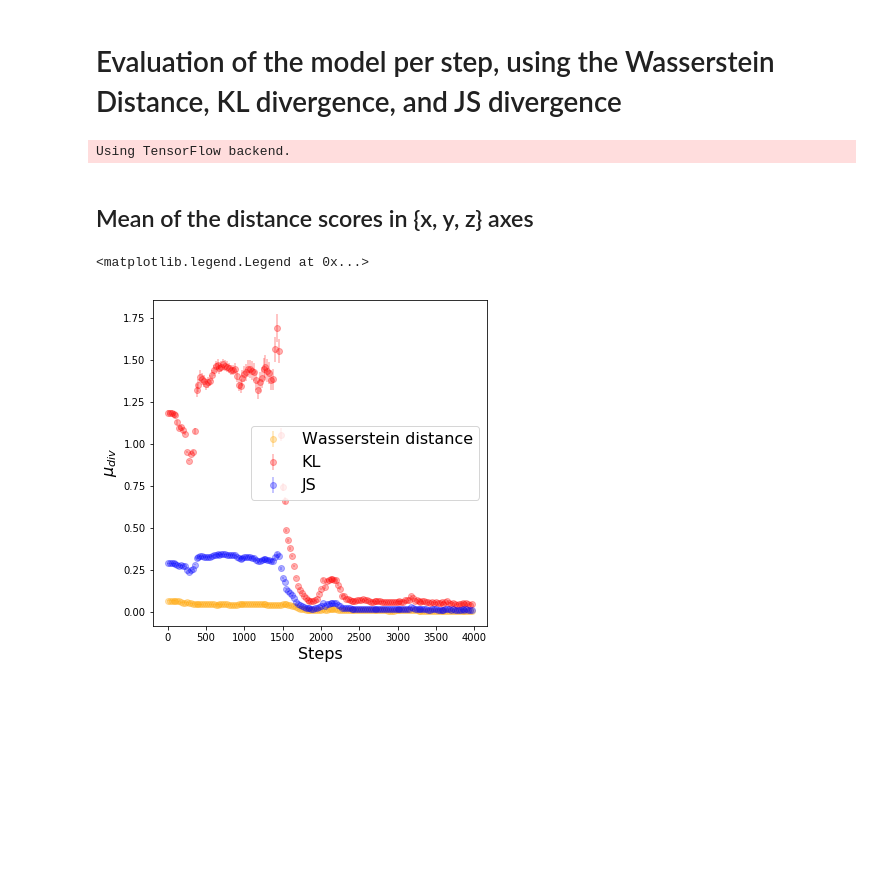
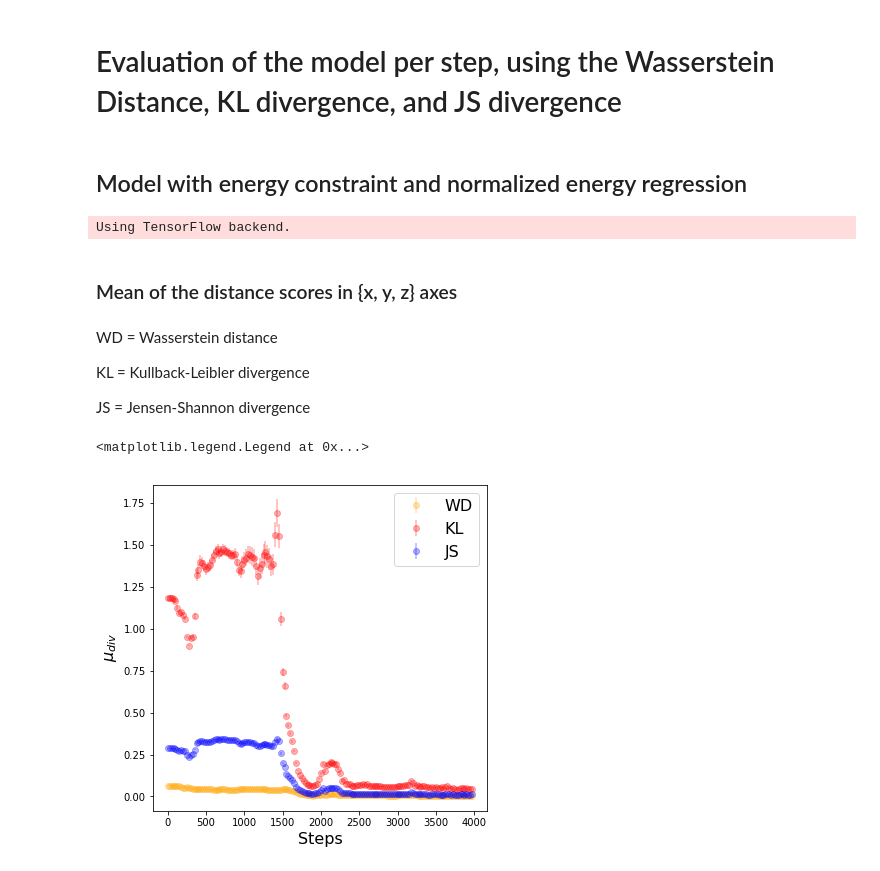
Before and after one commit to vitoriapacela/hgcal_wgan, a Jupyter notebook: notebooks/w_eval.ipynb, the cells around one changed output. Drawn from its saved outputs; the diff is of its cells as text; code cells hidden in the pictures; blank space fills up the shorter version.

Commit message:
w_eval pretty plots

```diff
--- a/notebooks/w_eval.ipynb
+++ b/notebooks/w_eval.ipynb
@@ -25,13 +15,8 @@ np.random.shuffle(X)
 # %% [markdown]
 # Evaluation of the model per step, using the Wasserstein Distance, KL divergence, and JS divergence
+# %%
+f_name = '/mnt/ceph/users/vbarinpa/single_particle/all_noPU.h5'
+#f_name = '/bigdata/shared/HGCAL_data/single_particle/all_noPU.h5'
 # %%
-gen_model2 = '../trial37/weights/generator_model_bs_128_lr_0.00005_latent_100_ncritic_5_clip_0.01.json'
-all_g_weight = '../trial37/weights/generator_weights_step_*.h5'
-
-g = loadModel(gen_model2)
-
-latent_space=100
-n_samples = 2000
-noise = np.random.normal(0, 1, (n_samples, latent_space))
+gen_model1 = '../trial37/weights/generator_model_bs_128_lr_0.00005_latent_100_ncritic_5_clip_0.01.json'
+all_g_weight1 = '../trial37/weights/generator_weights_step_*.h5'
-# %% [output]
-Using TensorFlow backend.
@@ -44,19 +23,31 @@ jss = js(all_g_weight, gen_model2)
+# %% [markdown]
+## Model with energy constraint and normalized energy regression
+# %%
+w_dist, kls, jss = getDists(all_g_weight1, gen_model1, f_name)
+# %% [output]
+Using TensorFlow backend.
 # %% [markdown]
-## Mean of the distance scores in {x, y, z} axes
+### Mean of the distance scores in {x, y, z} axes
+# %% [markdown]
+WD = Wasserstein distance
+
+KL = Kullback-Leibler divergence
+
+JS = Jensen-Shannon divergence
 # %%
 plt.figure(figsize=(6, 6))
 
-plt.errorbar(w_dist[:, 0], np.mean(w_dist[:, [1, 2, 3]], axis=1), yerr=np.std(w_dist[:, [1, 2, 3]], axis=1)/np.sqrt(len(w_dist[:, 1])), color='orange', alpha = 0.3, fmt='o', label='Wasserstein distance')
+plt.errorbar(w_dist[:, 0], np.mean(w_dist[:, [1, 2, 3]], axis=1), yerr=np.std(w_dist[:, [1, 2, 3]], axis=1)/np.sqrt(len(w_dist[:, 1])), color='orange', alpha = 0.3, fmt='o', label='WD')
 plt.errorbar(kls[:, 0], np.mean(kls[:, [1, 2, 3]], axis=1), yerr=np.std(kls[:, [1, 2, 3]], axis=1)/np.sqrt(len(kls[:, 1])), color='red', alpha = 0.3, fmt='o', label='KL')
 plt.errorbar(jss[:, 0], np.mean(jss[:, [1, 2, 3]], axis=1), yerr=np.std(jss[:, [1, 2, 3]], axis=1)/np.sqrt(len(jss[:, 1])), alpha = 0.3, fmt='o', color = 'blue', label='JS')
 
 plt.xlabel("Steps", size=16)
 plt.ylabel(r"$\mu_{div}$", size=16)
 plt.legend(prop={'size': 16})
 #plt.yscale('log')
 # %% [output]
 <matplotlib.legend.Legend at 0x...>
-[figure, old version]
+[figure, new version]
 # %%
 plt.figure(figsize=(8, 8))
 
```
Also changed, not shown: parts of 20 cells of this notebook, 1 other file.
